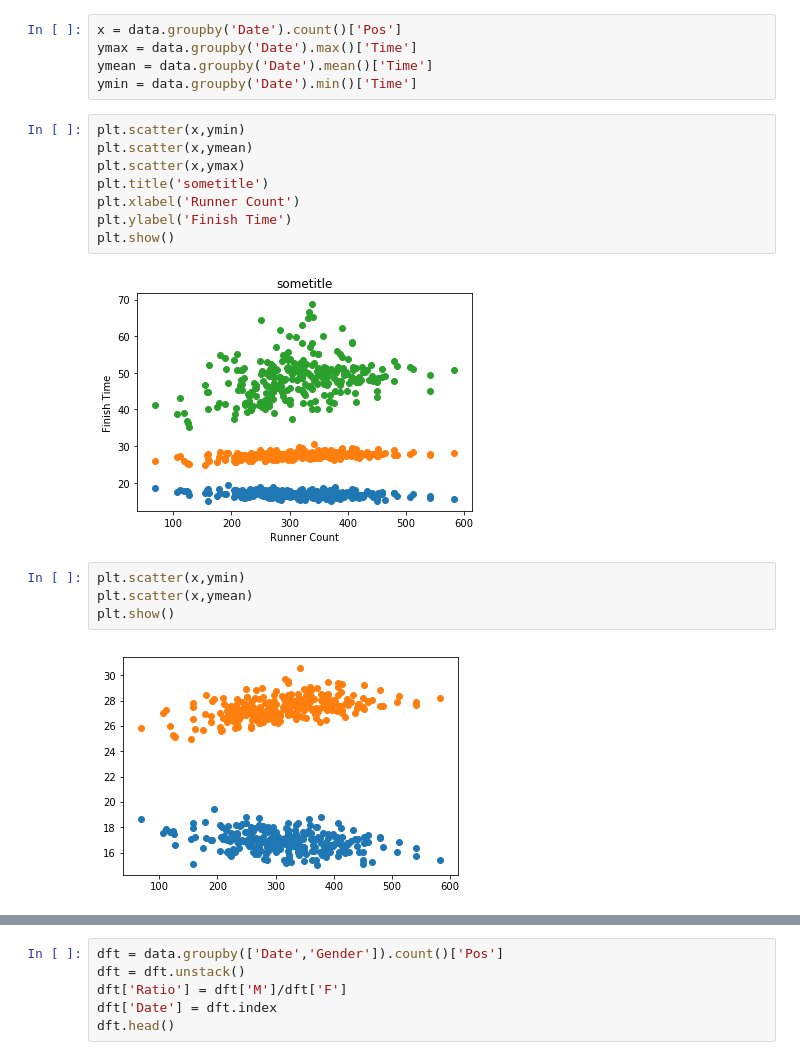
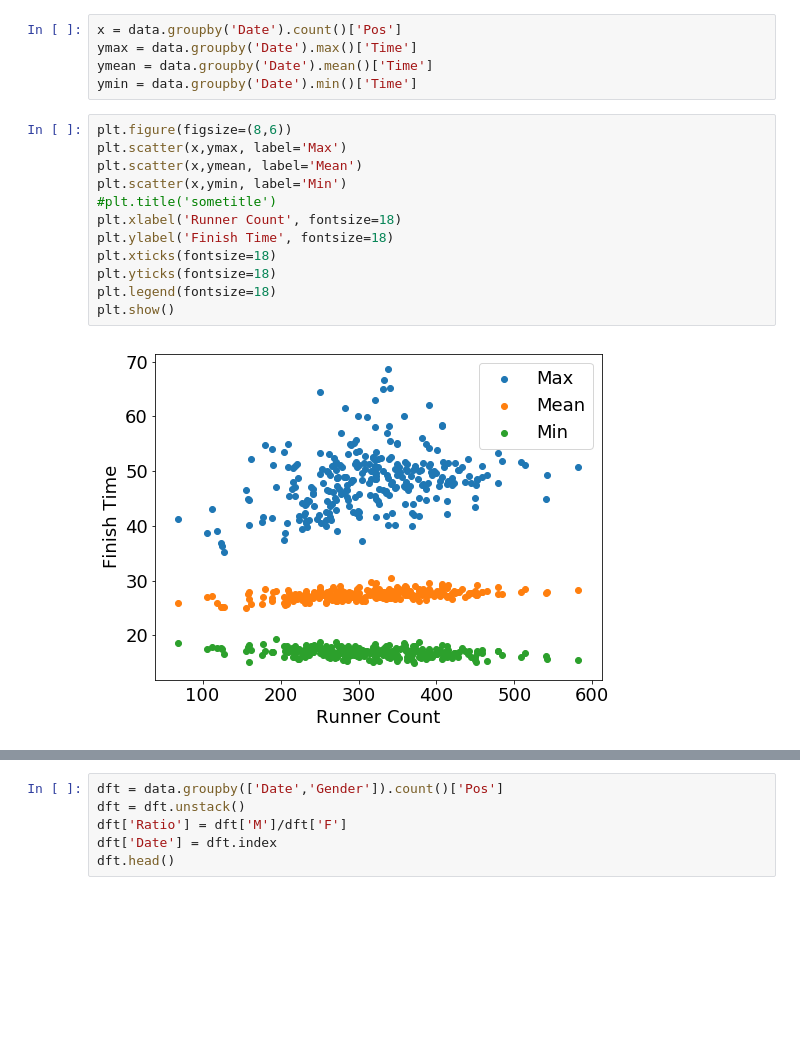
Before and after one commit to caffreit/testpark, a Jupyter notebook: Exploratory Analysis of MHide ParkRun Part 1.ipynb, the cells around one changed output, grey strips where cells are left out. Drawn from its saved outputs; the diff is of its cells as text; blank space fills up the shorter version.

```diff
--- a/Exploratory Analysis of MHide ParkRun Part 1.ipynb
+++ b/Exploratory Analysis of MHide ParkRun Part 1.ipynb
@@ -147,18 +182,16 @@ ymax = data.groupby('Date').max()['Time']
 ymean = data.groupby('Date').mean()['Time']
 ymin = data.groupby('Date').min()['Time']
 # %%
-plt.scatter(x,ymin)
-plt.scatter(x,ymean)
-plt.scatter(x,ymax)
-plt.title('sometitle')
-plt.xlabel('Runner Count')
-plt.ylabel('Finish Time')
+plt.figure(figsize=(8,6))
+plt.scatter(x,ymax, label='Max')
+plt.scatter(x,ymean, label='Mean')
+plt.scatter(x,ymin, label='Min')
+#plt.title('sometitle')
+plt.xlabel('Runner Count', fontsize=18)
+plt.ylabel('Finish Time', fontsize=18)
+plt.xticks(fontsize=18)
+plt.yticks(fontsize=18)
+plt.legend(fontsize=18)
 plt.show()
 # %% [output]
-[figure, old version]
+[figure, new version]
-# %%
-plt.scatter(x,ymin)
-plt.scatter(x,ymean)
-plt.show()
-# %% [output]
-[figure, removed]
```
Also changed, not shown: parts of 29 cells of this notebook.
